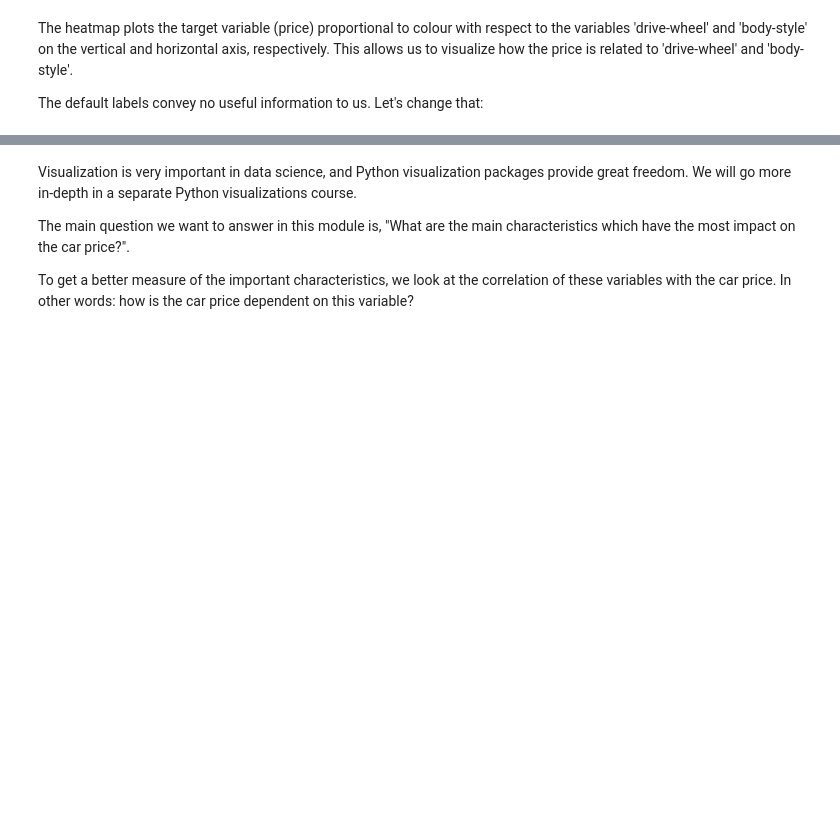
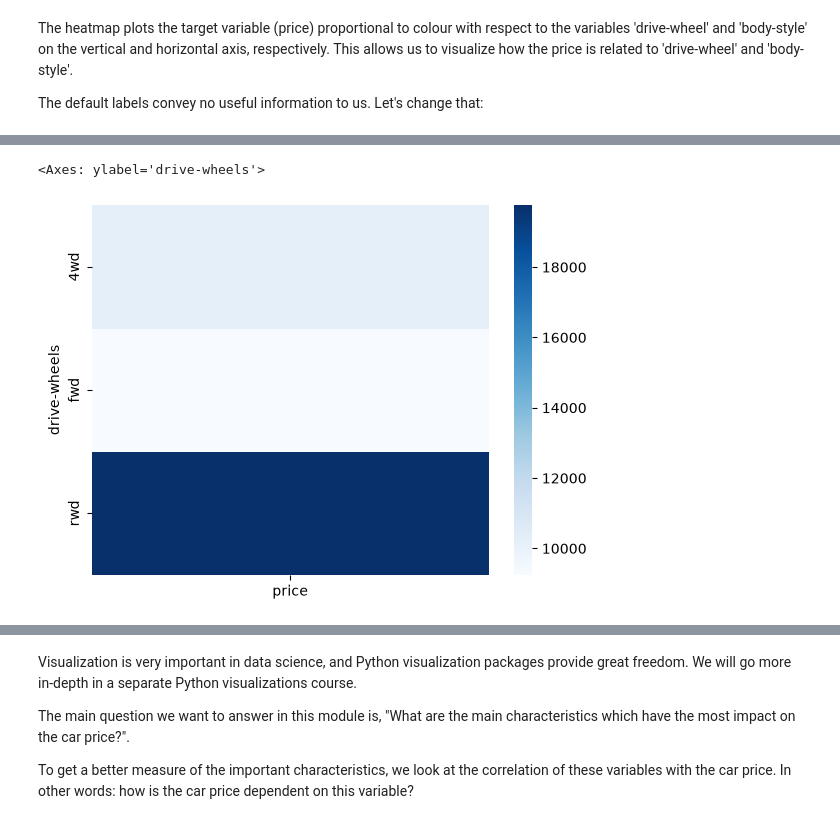
Before and after one commit to hoangnam-2k6/IUH-AI, a Jupyter notebook: tuan3/Bai01.ipynb, the cells around one changed output, grey strips where cells are left out. Cells and saved outputs as stored; diff of their text form; code cells hidden in the pictures; blank space fills up the shorter version.

```diff
--- a/tuan3/Bai01.ipynb
+++ b/tuan3/Bai01.ipynb
@@ -675,0 +647,6 @@ sns.heatmap(heat, cmap='Blues')
+# %%
+heat2 = df.groupby('drive-wheels')['price'].mean().to_frame()
+sns.heatmap(heat2, cmap='Blues')
+# %% [output]
+<Axes: ylabel='drive-wheels'>
+[figure, added]
```
Also changed, not shown: parts of 41 cells of this notebook, 1 other file.
